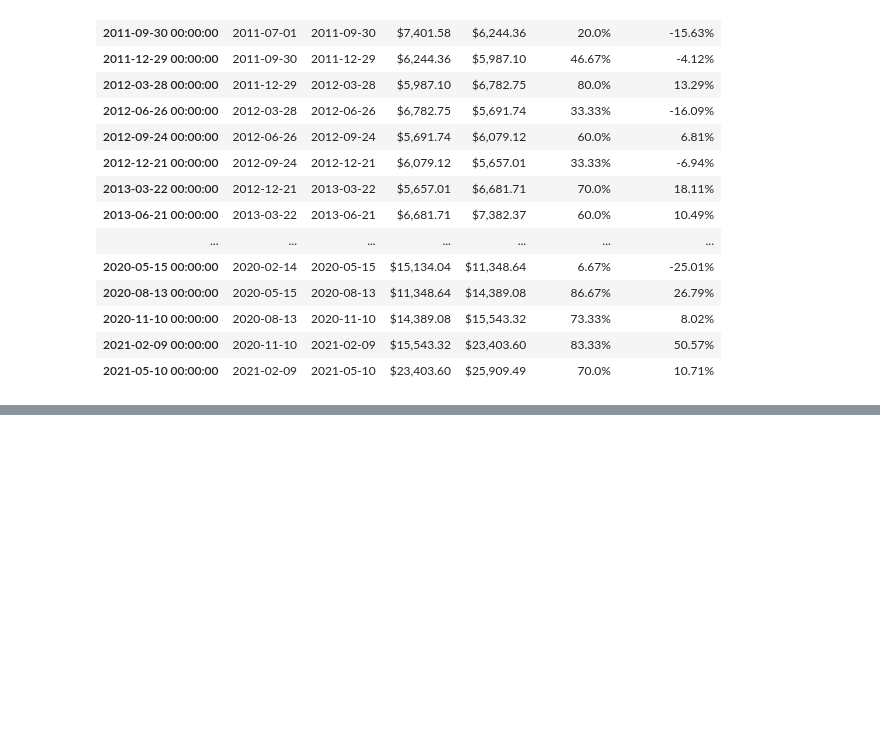
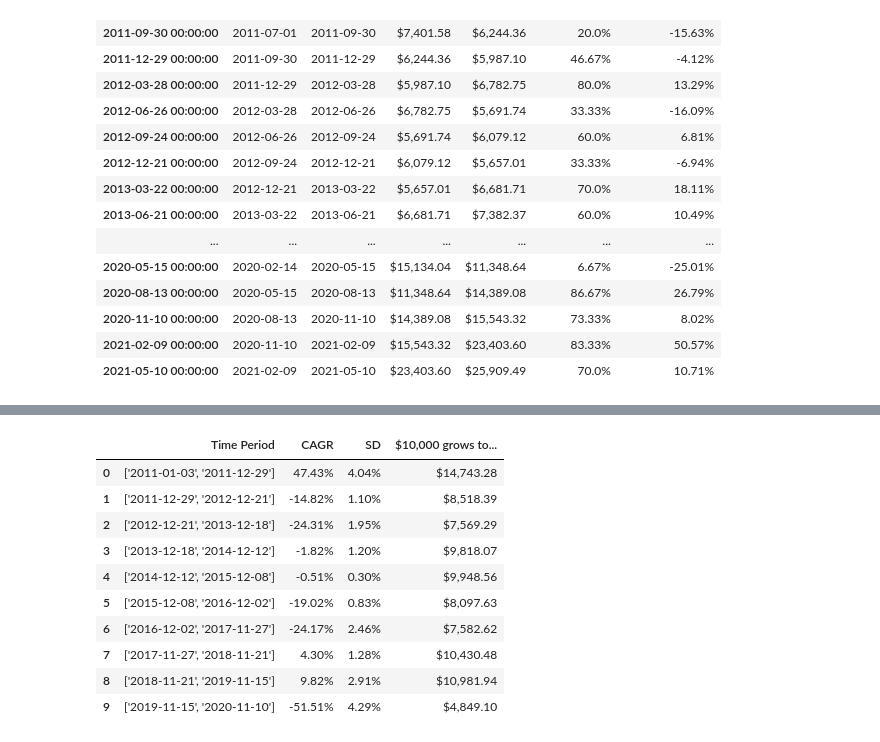
Before and after one commit to Olshansk/tip, a Jupyter notebook: BackTest_InvestigateData.ipynb, the cells around one changed output, grey strips where cells are left out. Drawn from its saved outputs; the diff is of its cells as text; code cells hidden in the pictures; blank space fills up the shorter version.

```diff
--- a/BackTest_InvestigateData.ipynb
+++ b/BackTest_InvestigateData.ipynb
@@ -188,0 +198,72 @@ SyntaxError: unexpected character after line continuation character (<ipython-in
+# %%
+def cagr(start, end, n):
+    cagr = pow(end / start, 1 / n) - 1
+    return cagr * 100
+
+def value_growth(cagr, n):
+    return 10000 * pow(1 + cagr / 100, n)
+
+def display_data(data, caption):
+    df = pd.DataFrame(data, columns = ['Time Period', 'CAGR', 'SD', '$10,000 grows to...'])
+    df = df.style.set_caption(caption)\
+        .format({"CAGR": "{:.2f}%", "SD": "{:.2f}%", '$10,000 grows to...': "${:,.2f}"}) \
+        .set_table_styles([{
+            'selector': 'caption',
+            'props': [
+                ('color', 'black'),
+                ('font-size', '16px'),
+                ('text-align', 'center'),
+            ]
+        }])
+    display(df.applymap(color_per_cell, subset=['CAGR', 'SD']))
+
+min_date = min(df_res.index)
+max_date = max(df_res.index)
+
+time_period_days = 365 * 1 # 1 year(s)
+
+tabulated_base_data = []
+tabulated_test_data = []
+
+period_start_date = min_date
+
+idx_s = 0
+idx_e = 0
+
+for date, data in df_res.iterrows():
+    idx_e += 1
+    td = (date - period_start_date)
+    if (td.days >= time_period_days - 10):
+        n = round(td.days / 365)
+        df = df_res.iloc[idx_s:idx_e]
+
+        prev_data = df_res.iloc[idx_s]
+        curr_data = df_res.iloc[idx_e]
+
+        period_start_dateiod = list(d.strftime('%Y-%m-%d') for d in [period_start_date, date])
+
+        base_start_p = prev_data['base_price']
+        base_end_p = curr_data['base_price']
+        base_cagr = cagr(base_end_p, base_start_p, n)
+        base_sd = np.std(df['base_price'].values)
+        base_sd = base_sd / np.sum(df['base_price'].values) * 100
+        base_growth = value_growth(base_cagr, n)
+
+        tabulated_base_data.append([period_start_dateiod, base_cagr, base_sd, base_growth])
+
+        test_start_p = prev_data['test_price']
+        test_end_p = curr_data['test_price']
+        test_cagr = cagr(test_start_p, test_end_p, n)
+        test_sd = np.std(df['test_price'].values)
+        test_sd = test_sd / np.sum(df['test_price'].values) * 100
+        test_growth = value_growth(test_cagr, n)
+
+        tabulated_test_data.append([period_start_dateiod, test_cagr, test_sd, test_growth])
+
+        idx_s = idx_e + 1
+        period_start_date = date
+
+
+display_data(tabulated_base_data, f"{BASE_METRIC}")
+display_data(tabulated_test_data, f"{TEST_METRIC}")
+# %% [output]
@@ -188,0 +271,11 @@ SyntaxError: unexpected character after line continuation character (<ipython-in
+|  | Time Period | CAGR | SD | $10,000 grows to... |
+| 0 | ['2011-01-03', '2011-12-29'] | 47.43% | 4.04% | $14,743.28 |
+| 1 | ['2011-12-29', '2012-12-21'] | -14.82% | 1.10% | $8,518.39 |
+| 2 | ['2012-12-21', '2013-12-18'] | -24.31% | 1.95% | $7,569.29 |
+| 3 | ['2013-12-18', '2014-12-12'] | -1.82% | 1.20% | $9,818.07 |
+| 4 | ['2014-12-12', '2015-12-08'] | -0.51% | 0.30% | $9,948.56 |
+| 5 | ['2015-12-08', '2016-12-02'] | -19.02% | 0.83% | $8,097.63 |
+| 6 | ['2016-12-02', '2017-11-27'] | -24.17% | 2.46% | $7,582.62 |
+| 7 | ['2017-11-27', '2018-11-21'] | 4.30% | 1.28% | $10,430.48 |
+| 8 | ['2018-11-21', '2019-11-15'] | 9.82% | 2.91% | $10,981.94 |
+| 9 | ['2019-11-15', '2020-11-10'] | -51.51% | 4.29% | $4,849.10 |
```
Also changed, not shown: parts of 7 cells of this notebook, 5 other files.
